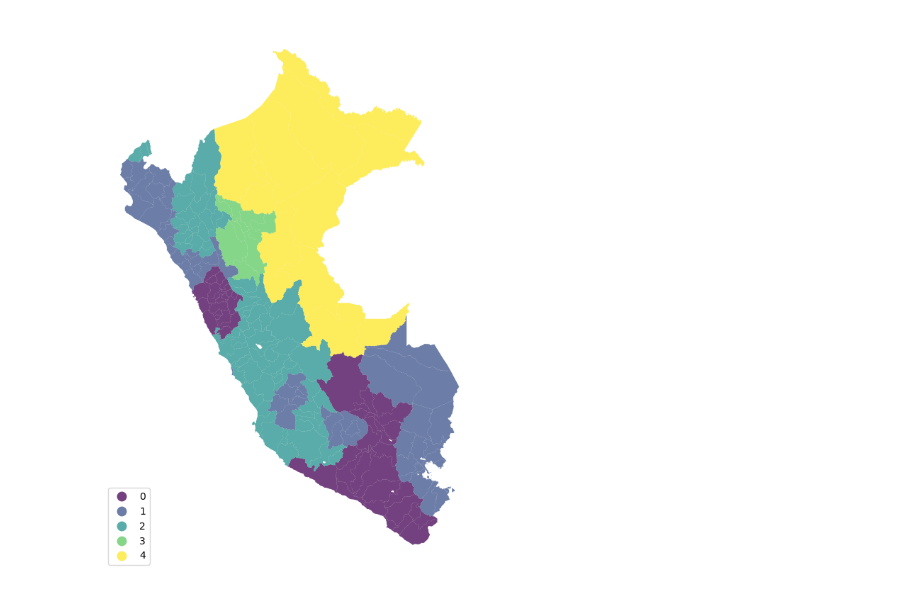
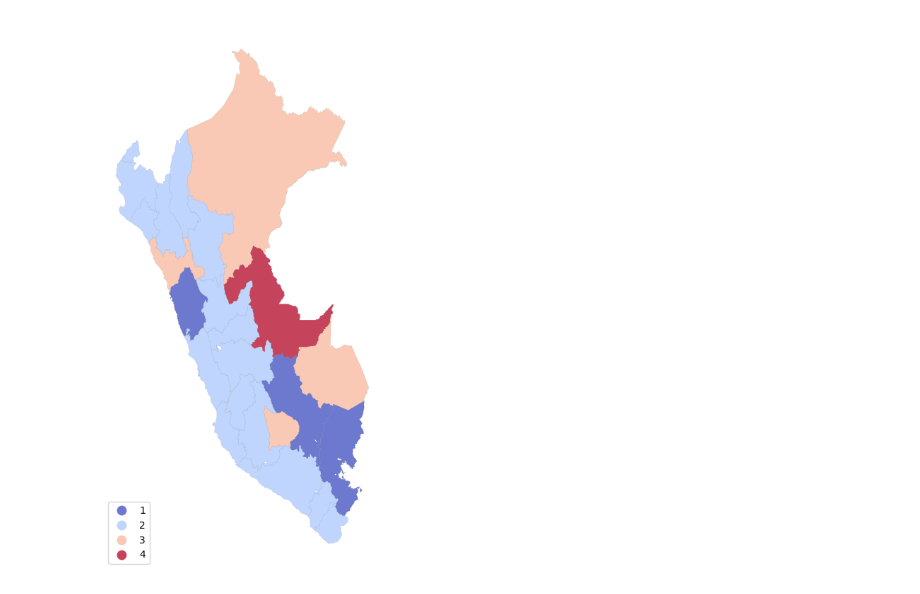
Before and after one commit to Proyecto-Magallanes/Dashboard, a Jupyter notebook: Mapas coloridos.ipynb, the cells around one changed output. Cells and saved outputs as stored; diff of their text form; code cells hidden in the pictures.

```diff
--- a/Mapas coloridos.ipynb
+++ b/Mapas coloridos.ipynb
@@ -285,0 +153,23 @@ adcms.sort_values('ADCM').plot.barh(x='Classifier')
+# %%
+#Se corrio y para matri es mejor el msd
+theMap['Total_msd_embara'] = msd.yb
+# %%
+K=5
+theVar=theMap.Total_minMax_matri
+# same interval width, easy interpretation
+ei5_m = mapclassify.EqualInterval(theVar, k=K)
+# same interval width based on standard deviation, easy - but not as the previous one, poor when high skewness
+msd_m = mapclassify.StdMean(theVar)
+# interval width varies, counts per interval are close, not easy to grasp, repeated values complicate cuts
+q5_m=mapclassify.Quantiles(theVar,k=K)
+
+# based on similarity, good for multimodal data
+mb5_m = mapclassify.MaximumBreaks(theVar, k=K)
+# based on similarity, good for skewed data
+ht_m = mapclassify.HeadTailBreaks(theVar) # no K needed
+# based on similarity, optimizer
+fj5_m = mapclassify.FisherJenks(theVar, k=K)
+# based on similarity, optimizer
+jc5_m = mapclassify.JenksCaspall(theVar, k=K)
+# based on similarity, optimizer
+mp5_m = mapclassify.MaxP(theVar, k=K)
@@ -286,2 +191,6 @@ adcms.sort_values('ADCM').plot.barh(x='Classifier')
 # %%
-theMap['Total_mb5'] = mb5.yb
+theMap['Total_msd_matri'] = msd_m.yb
+# %%
+changes={0:"0_Very_Good", 1:"1_Good", 2:"2_Middle", 3:"3_Bad", 4:"4_Very_Bad"}
+theMap[['Total_msd_embara_levels', 'Total_msd_matri_levels']]=theMap.loc[:,['Total_msd_embara','Total_msd_matri']].replace(to_replace=changes)
+theMap
@@ -288,18 +221,18 @@ theMap['Total_mb5'] = mb5.yb
 # %%
 import matplotlib.pyplot as plt
 
 f, ax = plt.subplots(1, figsize=(10, 10))
-theMap.plot(column='Total_mb5',
-        cmap='viridis',
+theMap.plot(column='Total_msd_embara',
+        cmap='coolwarm',
         categorical=True,
-        edgecolor='white',
-        linewidth=0.,
+        edgecolor='grey',
+        linewidth=0.1,
         alpha=0.75,
         legend=True,
         legend_kwds={'loc':3},
         ax=ax
        )
 
 ax.set_axis_off()
 # %% [output]
-[figure, old version]
+[figure, new version]
```
Also changed, not shown: parts of 41 cells of this notebook.
